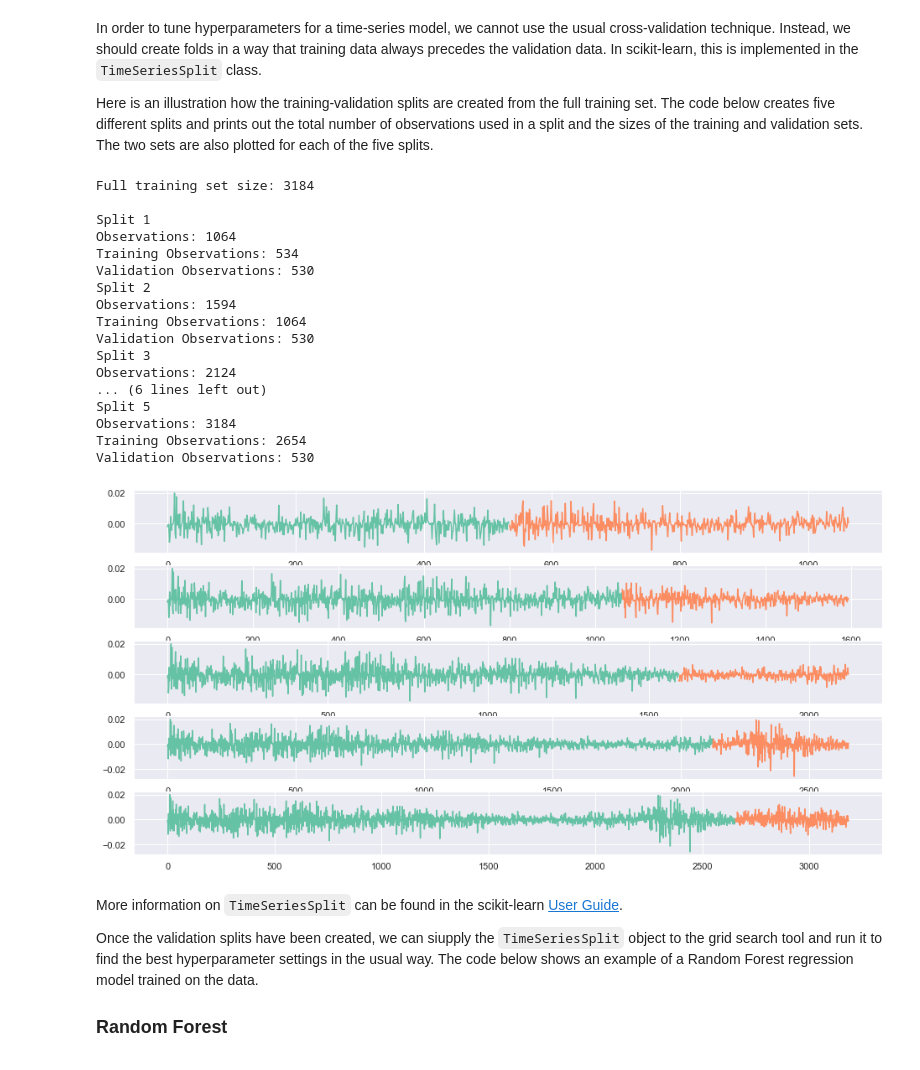
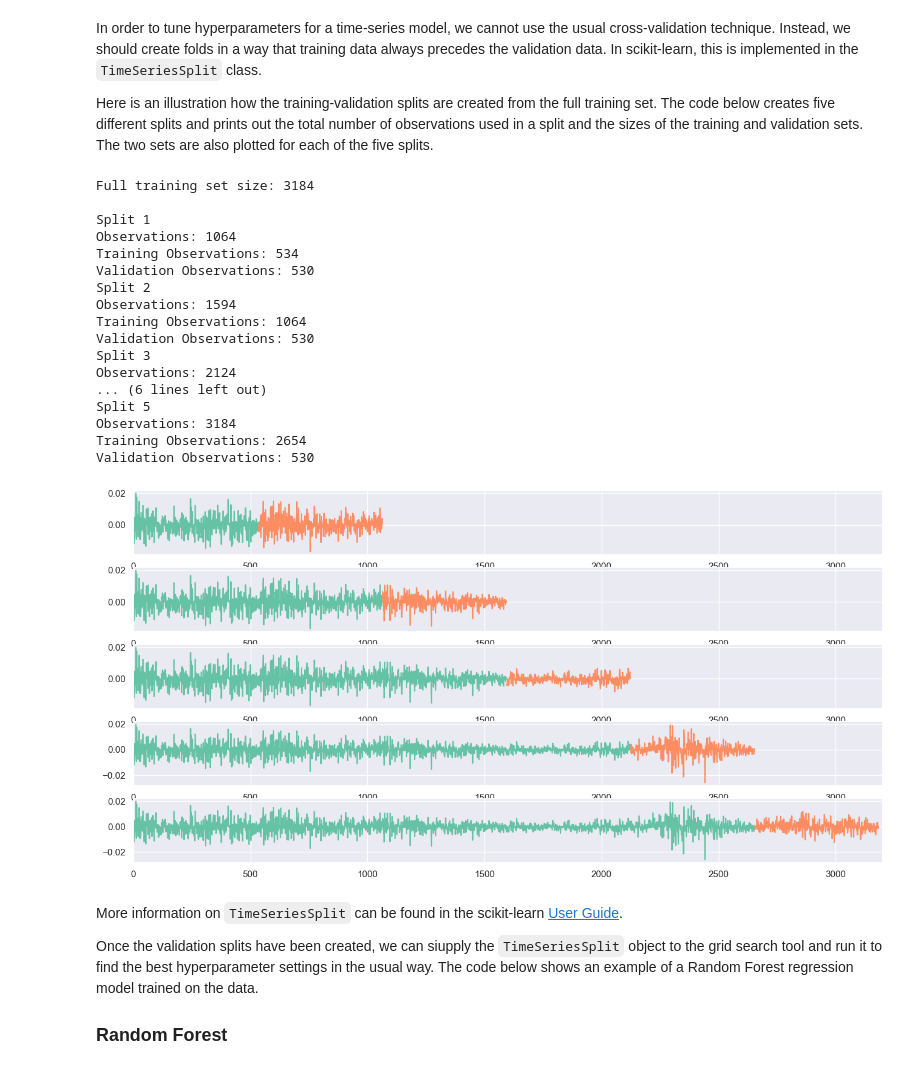
Before and after one commit to vpekar/bd4dm, a Jupyter notebook: Time Series Forecasting/Forecasting.ipynb, the cells around one changed output. Drawn from its saved outputs; the diff is of its cells as text; code cells hidden in the pictures.

```diff
--- a/Time Series Forecasting/Forecasting.ipynb
+++ b/Time Series Forecasting/Forecasting.ipynb
@@ -158,7 +158,7 @@ First, conduct stationarity tests on the **levels** (i.e., the original, non-tra
 from statsmodels.tsa.stattools import adfuller, kpss
 
 for x in ["GBP", "EUR", "JPY"]:
-    adf_pval = adfuller(train_set[x], regression="nc")[1]
+    adf_pval = adfuller(train_set[x], regression="n")[1]
     print(x)
     print(f"ADF, p-value: {adf_pval}")
     kpss_stat, kpss_pval, lags, crit_vals = kpss(train_set[x])
@@ -183,7 +183,7 @@ Let's apply some steps to stationarize the series.
 for x in ["GBP", "EUR", "JPY"]:
     print(x)
     logs = np.log(train_set[x])
-    adf_pval = adfuller(logs, regression="nc")[1]
+    adf_pval = adfuller(logs, regression="n")[1]
     print(f"ADF, p-value: {adf_pval}")
     kpss_stat, kpss_pval, lags, crit_vals = kpss(logs)
     print(f"KPSS, p-value: {kpss_pval}")
@@ -226,7 +227,7 @@ train_diff.dropna(inplace=True)
 # %%
 for x in ["GBP", "EUR", "JPY"]:
     print(x)
-    adf_pval = adfuller(train_diff[x], regression="nc")[1]
+    adf_pval = adfuller(train_diff[x], regression="n")[1]
     print("ADF, p-value:", adf_pval)
     kpss_stat, kpss_pval, lags, crit_vals = kpss(train_diff[x])
     print("KPSS, p-value:", kpss_pval)
@@ -580,35 +585,36 @@ for train_index, test_index in tscv.split(Xtrain):
     train = ytrain[train_index]
     test = ytrain[test_index]
     obs = len(train) + len(test)
     print(f'Split {index}')
     print(f'Observations: {obs}')
     print(f'Training Observations: {len(train)}')
     print(f'Validation Observations: {len(test)}')
-    plt.subplot(510 + index)
+    ax = plt.subplot(510 + index)
     plt.plot(train)
     plt.plot([None for i in train] +
                  [x for x in test] +
                  [None for i in range(obs, Xtrain.shape[0])])
+    ax.set_xlim([0, 3200])
     index += 1
 # %% [output]
 Full training set size: 3184
 
 Split 1
 Observations: 1064
 Training Observations: 534
 Validation Observations: 530
 Split 2
 Observations: 1594
 Training Observations: 1064
 Validation Observations: 530
 Split 3
 Observations: 2124
 ... (6 lines left out)
 Split 5
 Observations: 3184
 Training Observations: 2654
 Validation Observations: 530
-[figure, old version]
+[figure, new version]
 # %% [markdown]
 More information on `TimeSeriesSplit` can be found in the scikit-learn [User Guide](https://scikit-learn.org/stable/modules/generated/sklearn.model_selection.TimeSeriesSplit.html).
 
```
Also changed, not shown: parts of 16 cells of this notebook, 3 other files.
